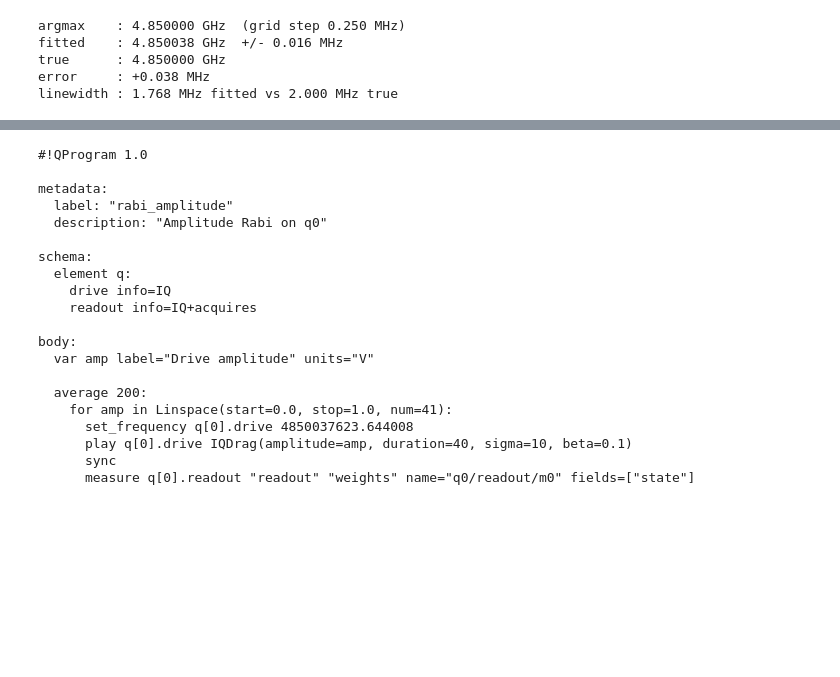
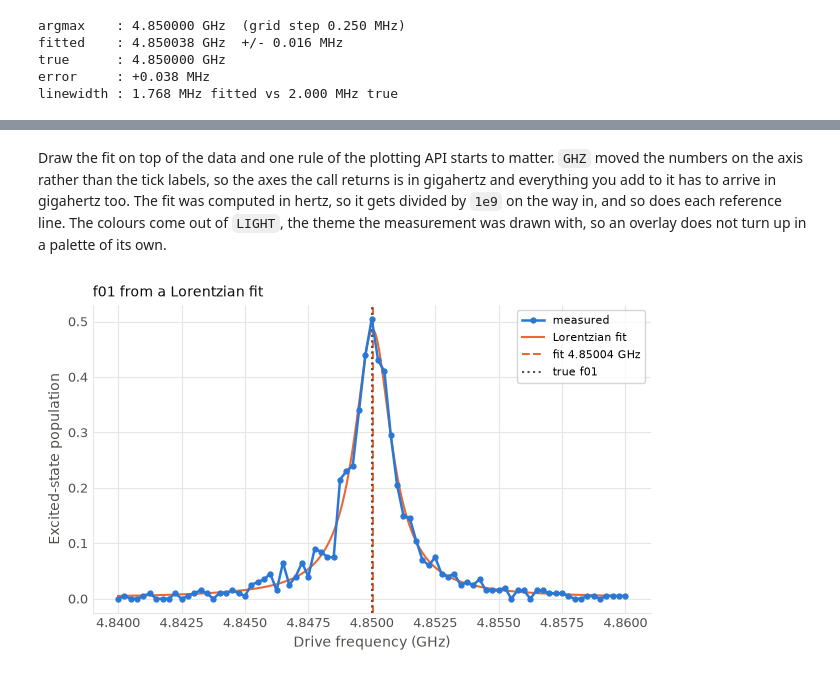
Before and after one commit to qilimanjaro-tech/ieee-qce26-qprogram-tutorial, a Jupyter notebook: notebooks/03_finding_the_qubit.ipynb, the cells around one changed output, grey strips where cells are left out. Cells and saved outputs as stored; diff of their text form; code cells hidden in the pictures; blank space fills up the shorter version.

```diff
--- a/notebooks/03_finding_the_qubit.ipynb
+++ b/notebooks/03_finding_the_qubit.ipynb
@@ -348,38 +302,25 @@ records the sweep rather than 41 hard-coded pulses.
-# %%
-def p_rabi(bus, env):
-    """Rabi oscillation in amplitude: a full pi rotation at DEVICE['q0_a_pi']."""
-    return np.sin(np.pi * env["amp"] / (2 * DEVICE["q0_a_pi"])) ** 2
-
-
-rabi = qp.QProgram(label="rabi_amplitude", description="Amplitude Rabi on q0", schema=schema)
-amp = rabi.variable("amp", label="Drive amplitude", units="V")
-
-with rabi.average(shots=200):
-    with rabi.sweep(amp, qp.Linspace(0.0, 1.0, 41)):
-        rabi.set_frequency(q[0].drive, f01_fit)  # the fitted frequency, not the true one
-        rabi.play(q[0].drive, IQDrag(amplitude=amp, duration=40, sigma=10, beta=0.1))
-        rabi.sync()
-        m_rabi = rabi.measure(q[0].readout, "readout", "weights", fields=(MF.STATE,))
-
-print(qp.dumps(rabi))
-# %% [output]
-#!QProgram 1.0
-
-metadata:
-  label: "rabi_amplitude"
-  description: "Amplitude Rabi on q0"
-
-schema:
-  element q:
-    drive info=IQ
-    readout info=IQ+acquires
-
-body:
-  var amp label="Drive amplitude" units="V"
-
-  average 200:
-    for amp in Linspace(start=0.0, stop=1.0, num=41):
-      set_frequency q[0].drive 4850037623.644008
-      play q[0].drive IQDrag(amplitude=amp, duration=40, sigma=10, beta=0.1)
-      sync
-      measure q[0].readout "readout" "weights" name="q0/readout/m0" fields=["state"]
+# %% [markdown]
+Draw the fit on top of the data and one rule of the plotting API starts to matter. `GHZ` moved the
+numbers on the axis rather than the tick labels, so the axes the call returns is in gigahertz and
+everything you add to it has to arrive in gigahertz too. The fit was computed in hertz, so it gets
+divided by `1e9` on the way in, and so does each reference line. The colours come out of `LIGHT`,
+the theme the measurement was drawn with, so an overlay does not turn up in a palette of its own.
+# %%
+dense = np.linspace(spec_freqs[0], spec_freqs[-1], 800)
+
+ax = result.plot(
+    m_spec,
+    field=MF.STATE,
+    style=Style(markers=True),
+    coords={"drive_freq": GHZ},
+    value=POPULATION,
+    title="f01 from a Lorentzian fit",
+)
+ax.lines[0].set_label("measured")
+ax.plot(dense / 1e9, lorentzian(dense, *spec_fit), color=LIGHT.series[1], label="Lorentzian fit")
+ax.axvline(f01_fit / 1e9, color=LIGHT.series[1], linestyle="--", label=f"fit {f01_fit / 1e9:.5f} GHz")
+ax.axvline(DEVICE["q0_f01"] / 1e9, color=LIGHT.muted, linestyle=":", label="true f01")
+ax.legend(fontsize=8)
+plt.show()
+# %% [output]
+[figure, added]
```
Also changed, not shown: parts of 64 cells of this notebook, 29 other files.
